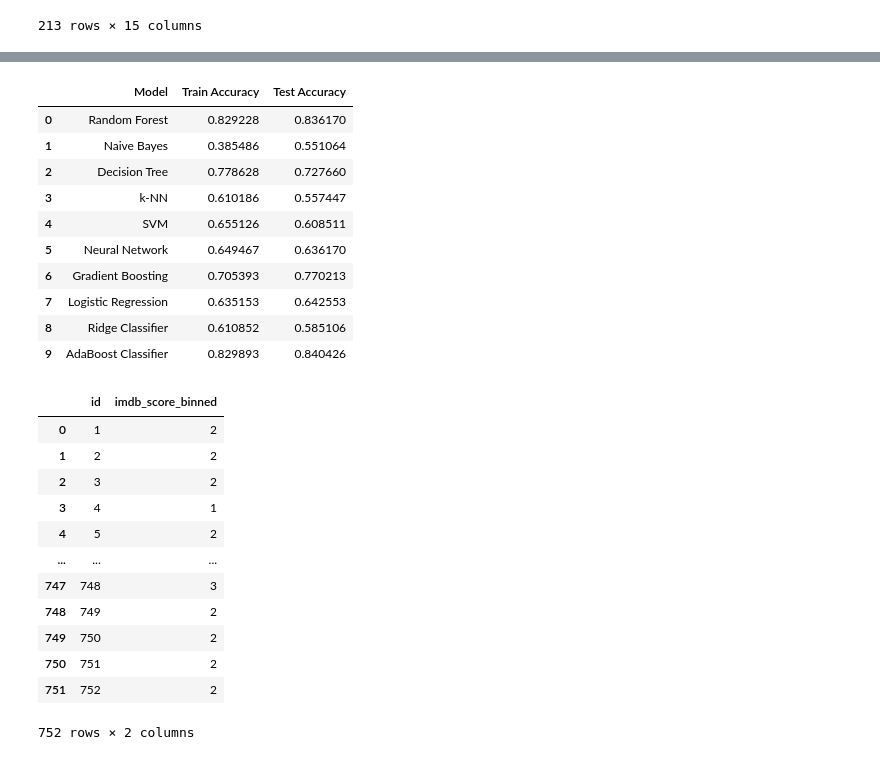
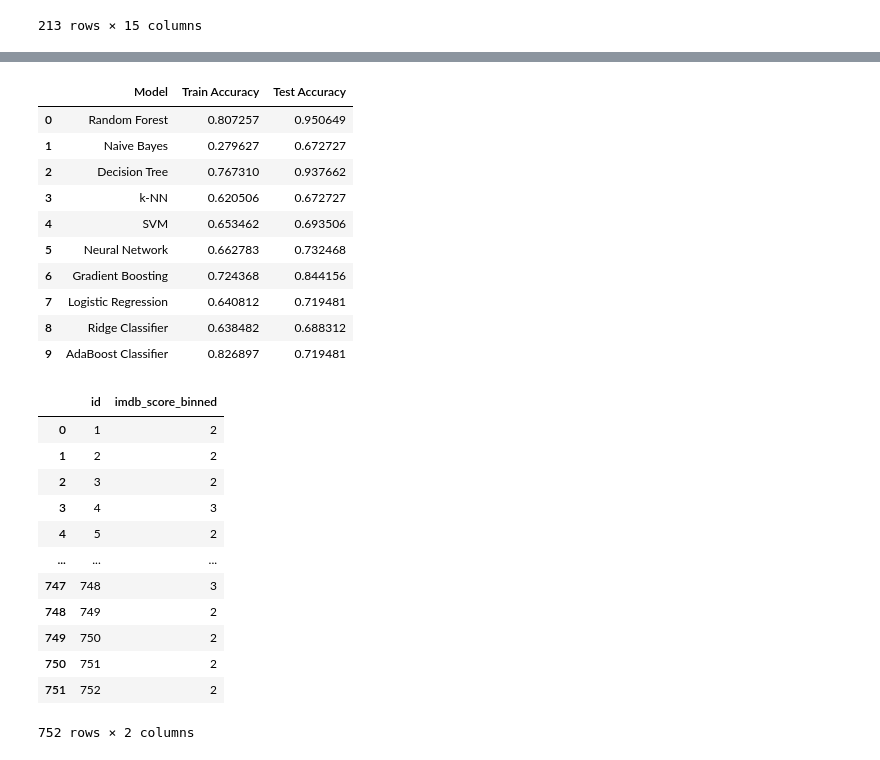
Before and after one commit to jennymai10/movie-rating-prediction, a Jupyter notebook: explore.ipynb, the cells around one changed output, grey strips where cells are left out. Cells and saved outputs as stored; diff of their text form; code cells hidden in the pictures.

```diff
--- a/explore.ipynb
+++ b/explore.ipynb
@@ -191,5 +177,6 @@ See the caveats in the documentation: https://pandas.pydata.org/pandas-docs/stab
 # %%
 df_23 = df_23[(df_23['director_facebook_likes'] <= 1500) & (df_23['actor_3_facebook_likes'] <= 1500) & (df_23['num_voted_users'] <= 350000) & (df_23['cast_total_facebook_likes'] <= 45000) & (df_23['num_user_for_reviews'] <= 1100) & (df_23['actor_2_facebook_likes'] <= 6000) & (df_23['movie_facebook_likes'] <= 30000)]
 # %%
-df = pd.concat([df_23, df_014, df_014, df_014]).sample(frac=1).reset_index(drop=True)
+df_weighted = pd.concat([df_23, df_014, df_014, df_014, df_014, df_014, df_014, df_014]).sample(frac=1).reset_index(drop=True)
+df = pd.concat([df_23, df_014]).sample(frac=1).reset_index(drop=True)
 # %%
@@ -389,15 +404,15 @@ Accuracy: 0.6361702127659574
 # 	# Print the alpha value and accuracy
 # 	print(f"Alpha: {alpha:.5f}, Accuracy: {accuracy:.7f}")
 # %%
-# Initialize the Logistic Regression classifier
-lr = LogisticRegression(random_state=1003, penalty=None)
+# Initialize the Gradient Boosting classifier
+gb = GradientBoostingClassifier(random_state=1003)
 
 # Train the model on the training data
-lr.fit(X_train, y_train)
+gb.fit(X_train_weighted, y_train_weighted)
 
 # Make predictions on the test data
-y_pred = lr.predict(X_test)
+y_pred = gb.predict(X_val_weighted)
 
 # Evaluate the model
-print("Accuracy:", accuracy_score(y_test, y_pred))
+print("Accuracy:", accuracy_score(y_val_weighted, y_pred))
 # %% [output]
@@ -426,12 +439,0 @@ Accuracy: 0.5851063829787234
-# %%
-# Initialize the Gradient Boosting classifier
-gb = GradientBoostingClassifier(random_state=1003)
-
-# Train the model on the training data
-gb.fit(X_train, y_train)
-
-# Make predictions on the test data
-y_pred = gb.predict(X_test)
-
-# Evaluate the model
-print("Accuracy:", accuracy_score(y_test, y_pred))
@@ -477,52 +457,52 @@ df_x = scaler.transform(df_x)
 # %%
 train_accuracy_scores = [
     accuracy_score(df_y, rf.predict(df_x)),  # Random Forest
     accuracy_score(df_y, nb.predict(df_x + abs(df_x.min()))),  # Naive Bayes
     accuracy_score(df_y, dt.predict(df_x)),  # Decision Tree
     accuracy_score(df_y, knn.predict(df_x)),  # k-NN
     accuracy_score(df_y, svm.predict(df_x)),  # SVM
     accuracy_score(df_y, nn.predict(df_x)),  # Neural Network
     accuracy_score(df_y, gb.predict(df_x)),  # Gradient Boosting
     accuracy_score(df_y, lr.predict(df_x)),  # Logistic Regression
     accuracy_score(df_y, rc.predict(df_x)),  # Ridge Classifier
     accuracy_score(df_y, ada.predict(df_x)), # AdaBoost Classifier
 ]
 
 test_accuracy_scores = [
-    accuracy_score(y_test, rf.predict(X_test)),  # Random Forest
-    accuracy_score(y_test, nb.predict(X_test + abs(X_test.min()))),  # Naive Bayes
-    accuracy_score(y_test, dt.predict(X_test)),  # Decision Tree
-    accuracy_score(y_test, knn.predict(X_test)),  # k-NN
-    accuracy_score(y_test, svm.predict(X_test)),  # SVM
-    accuracy_score(y_test, nn.predict(X_test)),  # Neural Network
-    accuracy_score(y_test, gb.predict(X_test)),  # Gradient Boosting
-    accuracy_score(y_test, lr.predict(X_test)),  # Logistic Regression
-    accuracy_score(y_test, rc.predict(X_test)),  # Ridge Classifier
-    accuracy_score(y_test, ada.predict(X_test)), # AdaBoost Classifier
+    accuracy_score(y_val, rf.predict(X_val)),  # Random Forest
+    accuracy_score(y_val, nb.predict(X_val + abs(X_val.min()))),  # Naive Bayes
+    accuracy_score(y_val, dt.predict(X_val)),  # Decision Tree
+    accuracy_score(y_val, knn.predict(X_val)),  # k-NN
+    accuracy_score(y_val, svm.predict(X_val)),  # SVM
+    accuracy_score(y_val, nn.predict(X_val)),  # Neural Network
+    accuracy_score(y_val, gb.predict(X_val)),  # Gradient Boosting
+    accuracy_score(y_val, lr.predict(X_val)),  # Logistic Regression
+    accuracy_score(y_val, rc.predict(X_val)),  # Ridge Classifier
+    accuracy_score(y_val, ada.predict(X_val)), # AdaBoost Classifier
 ]
 
 # Create a dictionary to store the model names and their accuracies
 model_accuracies = {
     "Model": ["Random Forest", "Naive Bayes", "Decision Tree", "k-NN", "SVM", "Neural Network", "Gradient Boosting", "Logistic Regression", "Ridge Classifier", "AdaBoost Classifier"],
     "Train Accuracy": train_accuracy_scores,
     "Test Accuracy": test_accuracy_scores,
 }
 
 # Create the DataFrame
 df_models = pd.DataFrame(model_accuracies)
 df_models
 # %% [output]
 |  | Model | Train Accuracy | Test Accuracy |
-| 0 | Random Forest | 0.829228 | 0.836170 |
-| 1 | Naive Bayes | 0.385486 | 0.551064 |
-| 2 | Decision Tree | 0.778628 | 0.727660 |
-| 3 | k-NN | 0.610186 | 0.557447 |
-| 4 | SVM | 0.655126 | 0.608511 |
-| 5 | Neural Network | 0.649467 | 0.636170 |
-| 6 | Gradient Boosting | 0.705393 | 0.770213 |
-| 7 | Logistic Regression | 0.635153 | 0.642553 |
-| 8 | Ridge Classifier | 0.610852 | 0.585106 |
-| 9 | AdaBoost Classifier | 0.829893 | 0.840426 |
+| 0 | Random Forest | 0.807257 | 0.950649 |
+| 1 | Naive Bayes | 0.279627 | 0.672727 |
+| 2 | Decision Tree | 0.767310 | 0.937662 |
+| 3 | k-NN | 0.620506 | 0.672727 |
+| 4 | SVM | 0.653462 | 0.693506 |
+| 5 | Neural Network | 0.662783 | 0.732468 |
+| 6 | Gradient Boosting | 0.724368 | 0.844156 |
+| 7 | Logistic Regression | 0.640812 | 0.719481 |
+| 8 | Ridge Classifier | 0.638482 | 0.688312 |
+| 9 | AdaBoost Classifier | 0.826897 | 0.719481 |
 # %%
 import os
 if os.path.isfile("submission.csv"):
@@ -531,7 +511,7 @@ if os.path.isfile("submission.csv"):
 chosen_model = ada
 
 # Make predictions on the test data
-test_pred = chosen_model.predict(X_test_scaled)
+test_pred = chosen_model.predict(X_test)
 
 # Assuming the test_df has an 'id' column for submission
 submission = pd.DataFrame({'id': test_df['id'], 'imdb_score_binned': test_pred})
@@ -548,7 +528,7 @@ submission
 | 0 | 1 | 2 |
 | 1 | 2 | 2 |
 | 2 | 3 | 2 |
-| 3 | 4 | 1 |
+| 3 | 4 | 3 |
 | 4 | 5 | 2 |
 | ... | ... | ... |
 | 747 | 748 | 3 |
```
Also changed, not shown: parts of 23 cells of this notebook.
